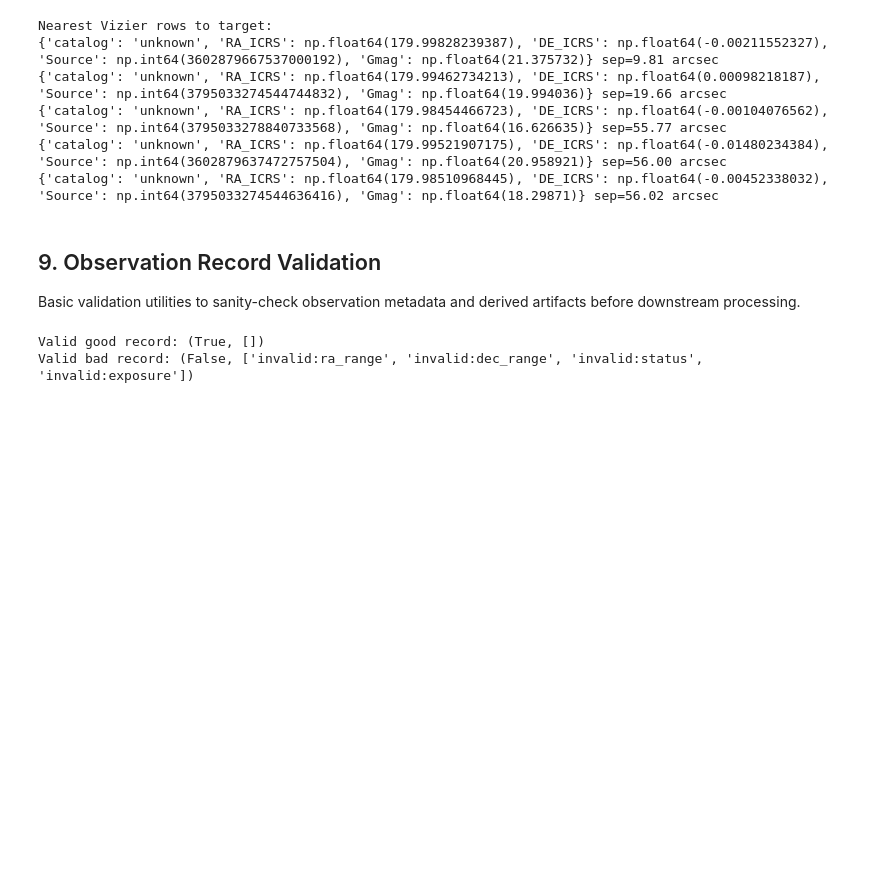
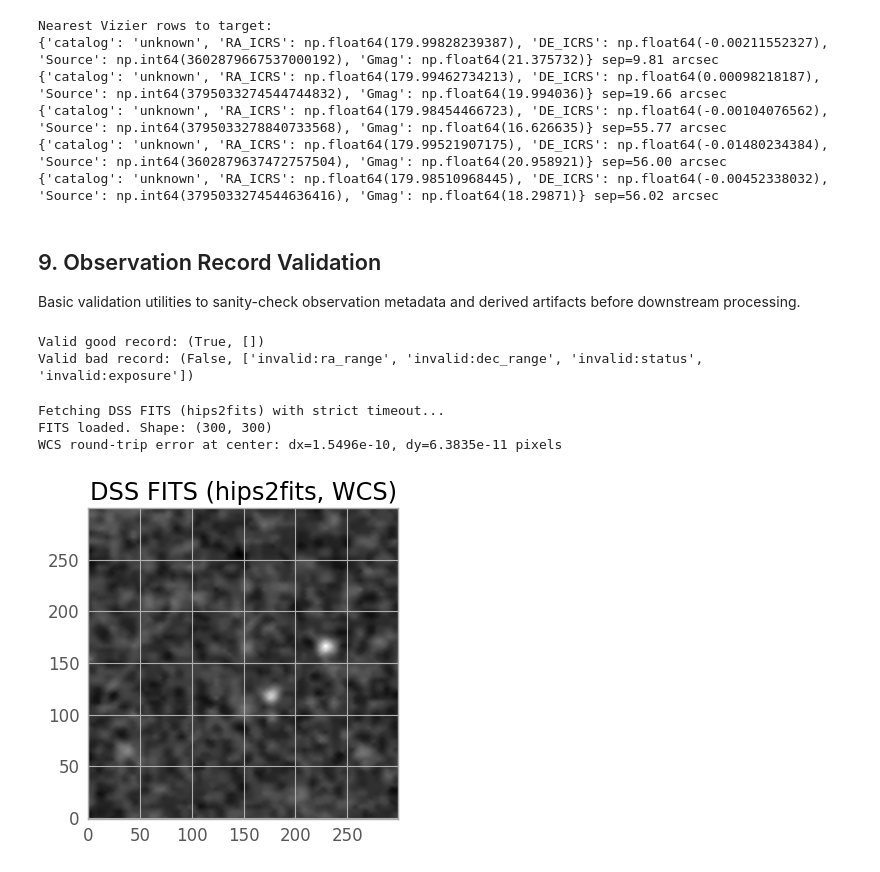
Before and after one commit to Lawrence908/AstrID, a Jupyter notebook: notebooks/data_ingestion_exploration.ipynb, the cells around one changed output. Cells and saved outputs as stored; diff of their text form; code cells hidden in the pictures; blank space fills up the shorter version.

```diff
--- a/notebooks/data_ingestion_exploration.ipynb
+++ b/notebooks/data_ingestion_exploration.ipynb
@@ -571,3 +571,77 @@ print("Valid bad record:", validate_observation_record(example_record_bad))
 # %% [output]
 Valid good record: (True, [])
 Valid bad record: (False, ['invalid:ra_range', 'invalid:dec_range', 'invalid:status', 'invalid:exposure'])
+# %%
+## 10. Real FITS End-to-End Run with WCS Validation
+
+# Fast, resilient FITS fetch with strict timeouts, then WCS validation and pipeline run
+from astropy.wcs import WCS
+import astropy.units as u
+import numpy as np
+import matplotlib.pyplot as plt
+from io import BytesIO
+import requests
+from astropy.io import fits
+
+from src.domains.preprocessing.processors.testing_framework import ProcessingPipeline
+
+HIPS2FITS_URL = "https://alasky.cds.unistra.fr/hips-image-services/hips2fits"
+
+def fetch_dss_fits_fast(ra: float, dec: float, fov_deg: float = 0.02, size: int = 300, timeout_sec: int = 12):
+    params = {
+        "hips": "CDS/P/DSS2/red",  # DSS with WCS
+        "ra": f"{ra:.6f}",
+        "dec": f"{dec:.6f}",
+        "fov": f"{fov_deg}",
+        "width": str(size),
+        "height": str(size),
+        "format": "fits",
+    }
+    resp = requests.get(HIPS2FITS_URL, params=params, timeout=timeout_sec)
+    resp.raise_for_status()
+    with fits.open(BytesIO(resp.content), ignore_missing_simple=True) as hdul:
+        for h in hdul:
+            if getattr(h, "data", None) is not None and h.data.size > 0:
+                return np.asarray(h.data, dtype=float), h.header
+    raise RuntimeError("HIPS2FITS returned no image data")
+
+try:
+    # Coordinates (fallbacks if globals not set)
+    ra = float(globals().get("ra_deg", 180.0))
+    dec = float(globals().get("dec_deg", 0.0))
+
+    print("Fetching DSS FITS (hips2fits) with strict timeout...")
+    data, header = fetch_dss_fits_fast(ra, dec, fov_deg=0.02, size=300, timeout_sec=12)
+    print("FITS loaded. Shape:", data.shape)
+
+    # Validate WCS round-trip near image center
+    wcs = WCS(header)
+    ny, nx = data.shape
+    cx, cy = (nx - 1) / 2.0, (ny - 1) / 2.0
+    world = wcs.pixel_to_world(cx, cy)
+    px, py = wcs.world_to_pixel(world)
+    dx, dy = abs(px - cx), abs(py - cy)
+    print(f"WCS round-trip error at center: dx={dx:.4e}, dy={dy:.4e} pixels")
+
+    # Visualize
+    plt.figure(figsize=(5, 4))
+    plt.imshow(data, origin="lower", cmap="gray")
+    plt.title("DSS FITS (hips2fits, WCS)")
+    plt.tight_layout()
+    plt.show()
+
+    # Run ProcessingPipeline end-to-end on this real image
+    pipeline = ProcessingPipeline()
+    results = pipeline.batch_process([data], [data])
+    report = pipeline.generate_quality_report()
+
+    print("Processing complete. Report preview:")
+    print(report.head(1))
+    print("Success: Real-FITS end-to-end with WCS validated.")
+except Exception as e:
+    print(f"Real FITS E2E failed: {e}")
+# %% [output]
+Fetching DSS FITS (hips2fits) with strict timeout...
+FITS loaded. Shape: (300, 300)
+WCS round-trip error at center: dx=1.5496e-10, dy=6.3835e-11 pixels
+[figure, added]
```
Also changed, not shown: parts of 1 cell of this notebook.
